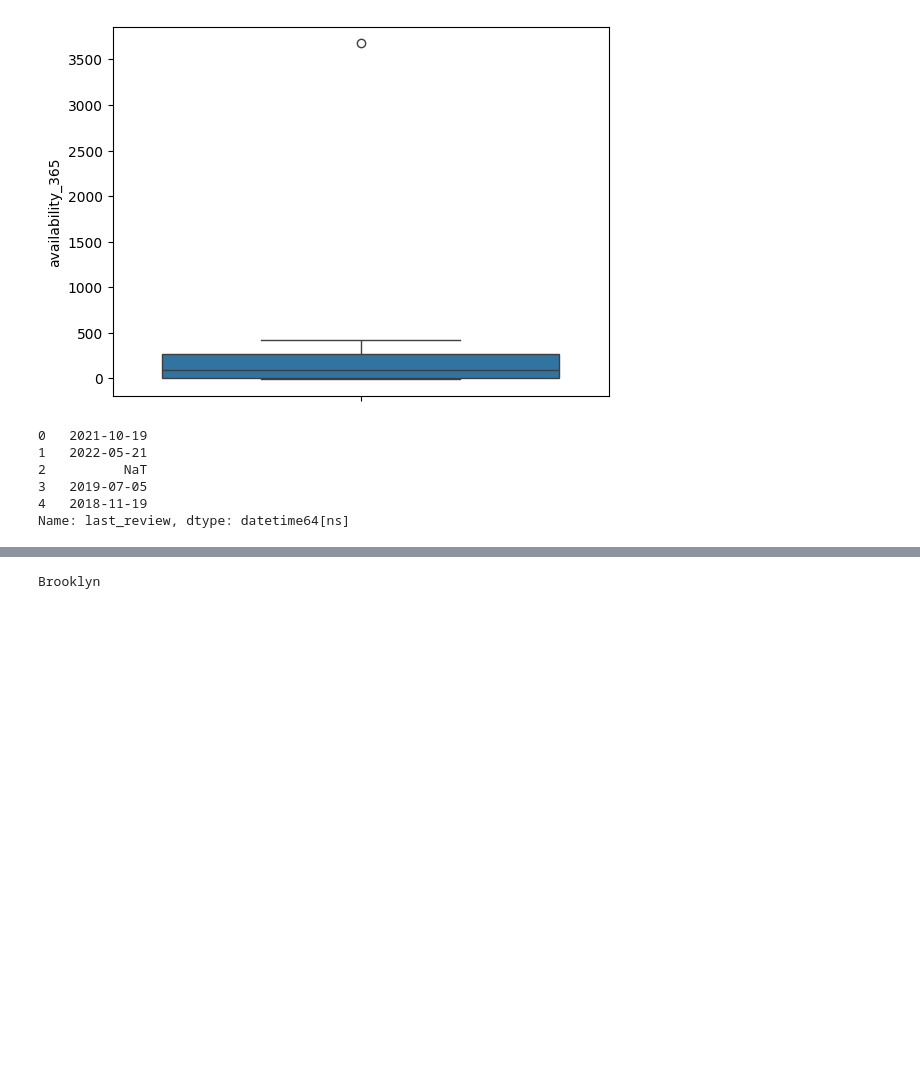
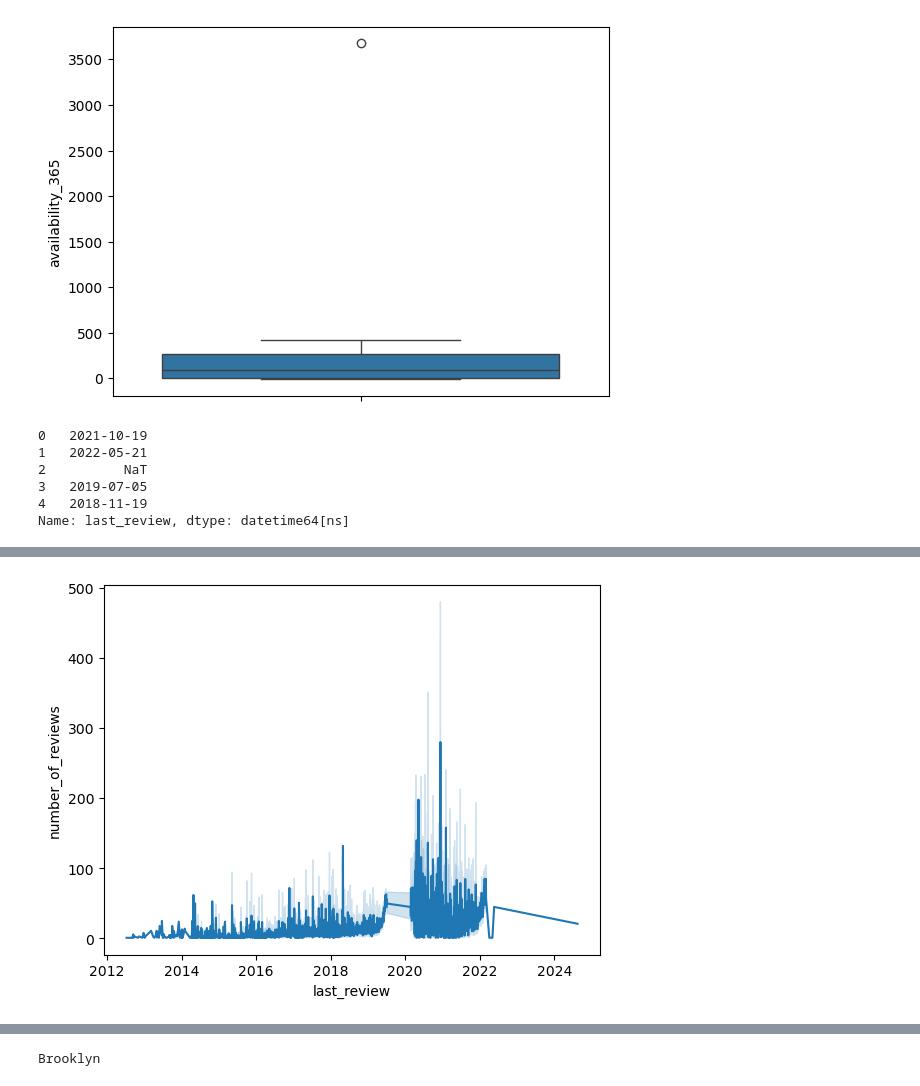
Before and after one commit to saeed-datageek/airbnb-data-analysis, a Jupyter notebook: notebook/airbnb.ipynb, the cells around one changed output, grey strips where cells are left out. Cells and saved outputs as stored; diff of their text form; code cells hidden in the pictures; blank space fills up the shorter version.

```diff
--- a/notebook/airbnb.ipynb
+++ b/notebook/airbnb.ipynb
@@ -504,6 +348,7 @@ df1['last_review'].head()
 4   2018-11-19
 Name: last_review, dtype: datetime64[ns]
 # %%
+df1['last_review'] = pd.to_datetime(df1['last_review'])
 df1['last_review'].min(), df1['last_review'].median(), df1['last_review'].max()
 # %% [output]
 (Timestamp('2012-07-11 00:00:00'),
@@ -520,0 +377,5 @@ df1.loc[df1['last_review'].apply(lambda x:x.year)>2022]
+# %%
+sns.lineplot(data=df1, x='last_review', y='number_of_reviews')
+plt.show()
+# %% [output]
+[figure, added]
```
Also changed, not shown: parts of 110 cells of this notebook.
